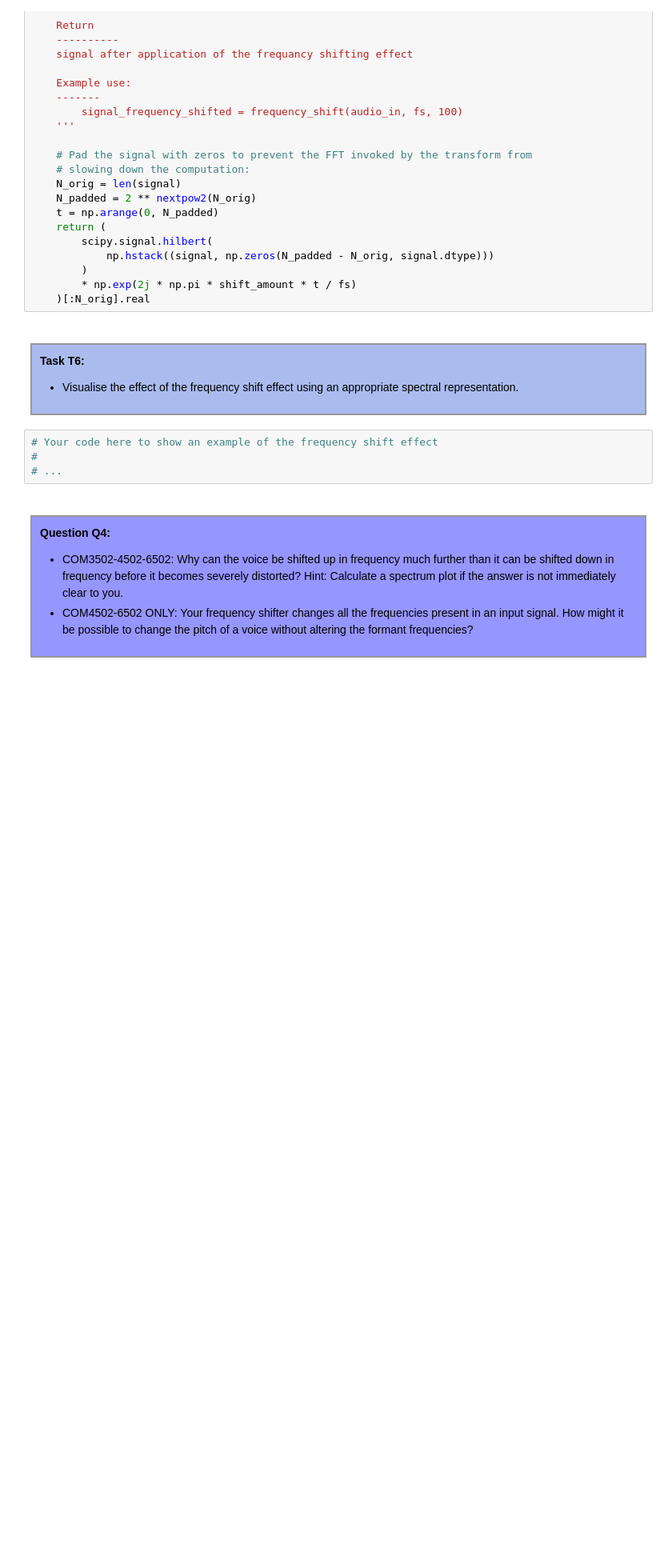
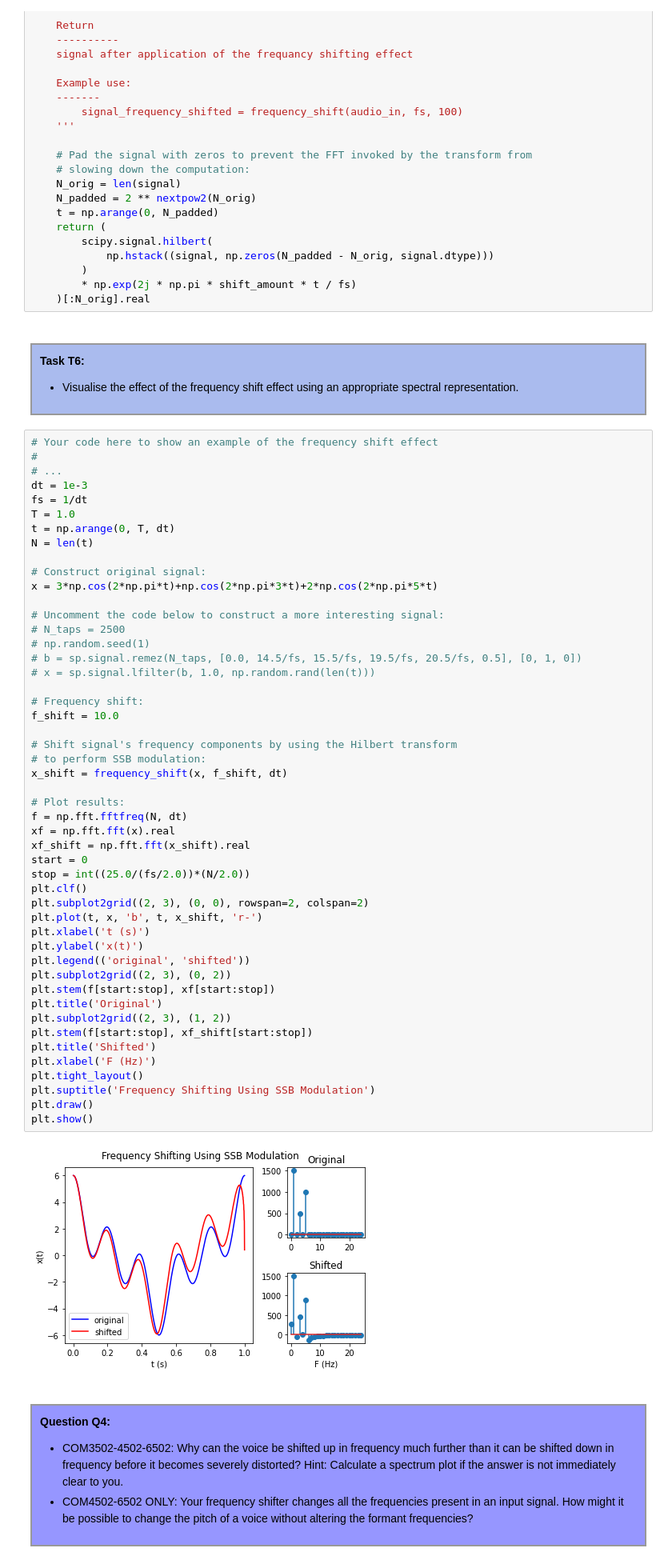
Before and after one commit to Karthikai-28/assignments, a Jupyter notebook: 103_speech_recognition_97937/com3502-4502-6502-programming-assignment1.ipynb, the cells around one changed output. Shown at 80% size. Drawn from its saved outputs; the diff is of its cells as text; blank space fills up the shorter version.

```diff
--- a/103_speech_recognition_97937/com3502-4502-6502-programming-assignment1.ipynb
+++ b/103_speech_recognition_97937/com3502-4502-6502-programming-assignment1.ipynb
@@ -360,10 +487,57 @@ def frequency_shift(signal, fs, shift_amount):
 * Visualise the effect of the frequency shift effect using an appropriate spectral representation.
 
 </div>
-# %%
-# Your code here to show an example of the frequency shift effect
-#
-# ...
+# %%
+# Your code here to show an example of the frequency shift effect
+#
+# ...
+dt = 1e-3
+fs = 1/dt
+T = 1.0
+t = np.arange(0, T, dt)
+N = len(t)
+
+# Construct original signal:
+x = 3*np.cos(2*np.pi*t)+np.cos(2*np.pi*3*t)+2*np.cos(2*np.pi*5*t)
+
+# Uncomment the code below to construct a more interesting signal:
+# N_taps = 2500
+# np.random.seed(1)
+# b = sp.signal.remez(N_taps, [0.0, 14.5/fs, 15.5/fs, 19.5/fs, 20.5/fs, 0.5], [0, 1, 0])
+# x = sp.signal.lfilter(b, 1.0, np.random.rand(len(t)))
+
+# Frequency shift:
+f_shift = 10.0
+
+# Shift signal's frequency components by using the Hilbert transform
+# to perform SSB modulation:
+x_shift = frequency_shift(x, f_shift, dt)
+
+# Plot results:
+f = np.fft.fftfreq(N, dt)
+xf = np.fft.fft(x).real
+xf_shift = np.fft.fft(x_shift).real
+start = 0
+stop = int((25.0/(fs/2.0))*(N/2.0))
+plt.clf()
+plt.subplot2grid((2, 3), (0, 0), rowspan=2, colspan=2)
+plt.plot(t, x, 'b', t, x_shift, 'r-')
+plt.xlabel('t (s)')
+plt.ylabel('x(t)')
+plt.legend(('original', 'shifted'))
+plt.subplot2grid((2, 3), (0, 2))
+plt.stem(f[start:stop], xf[start:stop])
+plt.title('Original')
+plt.subplot2grid((2, 3), (1, 2))
+plt.stem(f[start:stop], xf_shift[start:stop])
+plt.title('Shifted')
+plt.xlabel('F (Hz)')
+plt.tight_layout()
+plt.suptitle('Frequency Shifting Using SSB Modulation')
+plt.draw()
+plt.show()
+# %% [output]
+[figure, added]
 # %% [markdown]
 <br>
 <div style="border: 2px solid #999; padding: 10px; background: #9696ff;">
```
Also changed, not shown: parts of 11 cells of this notebook.
